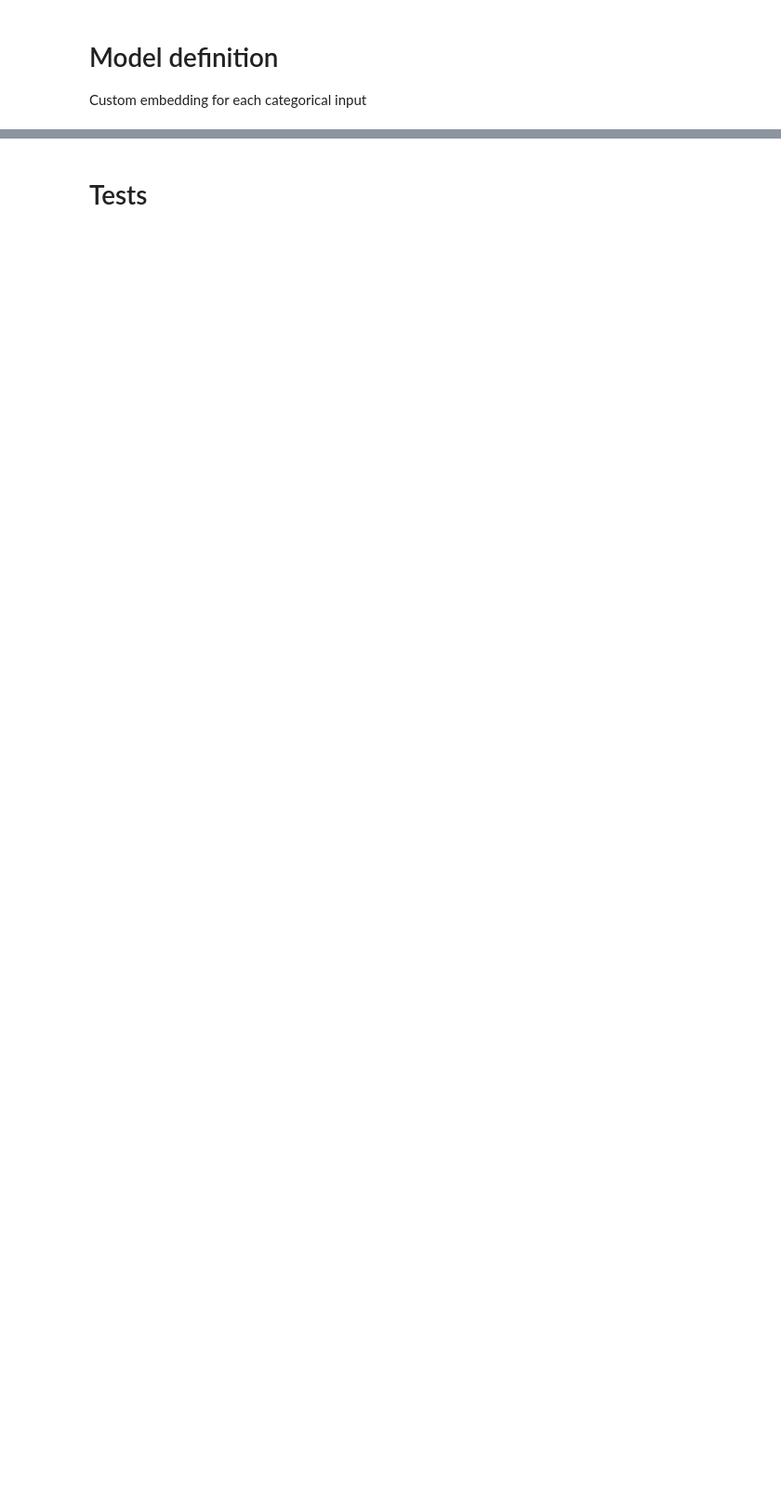
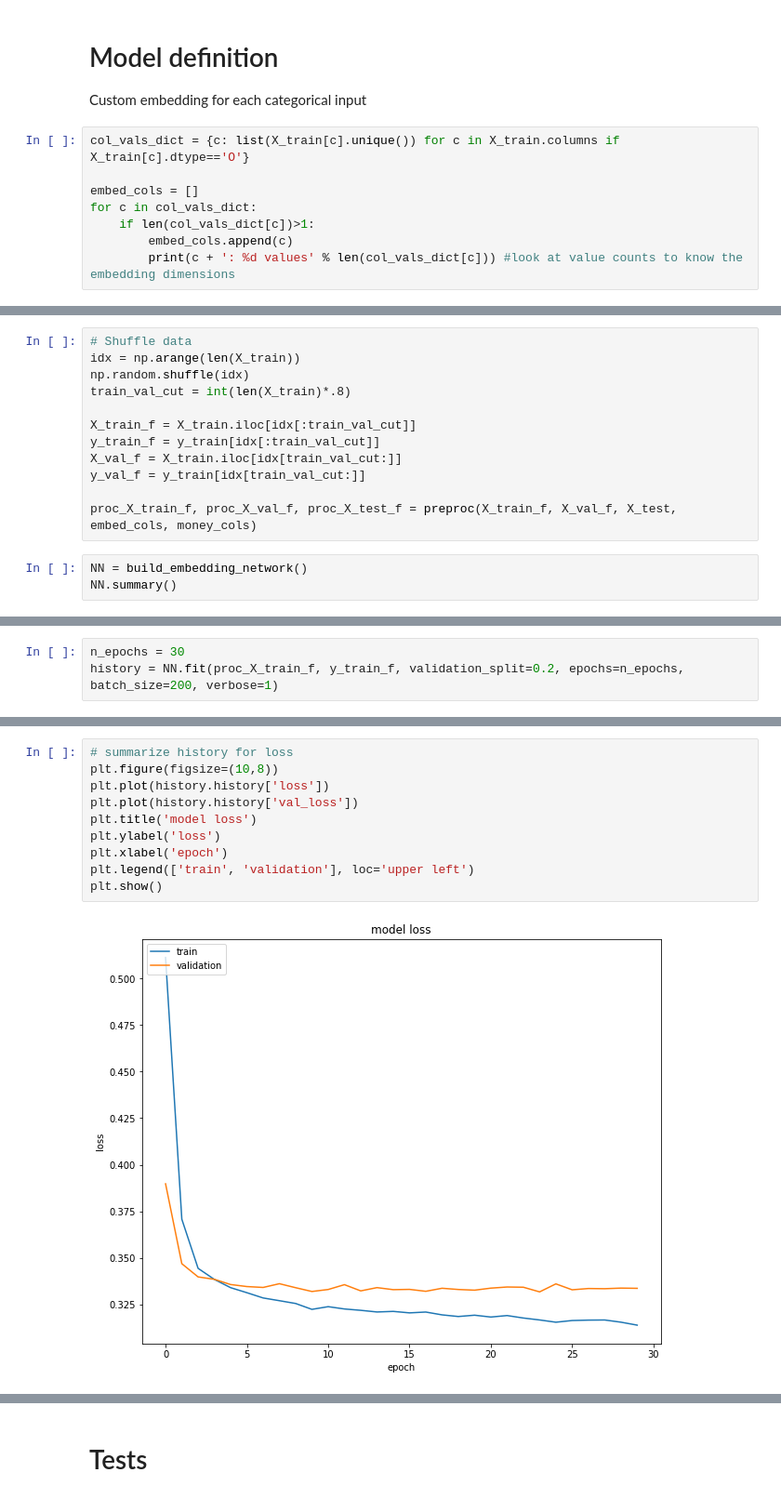
Before and after one commit to jspoelstra/encodings, a Jupyter notebook: CensusModel.ipynb, the cells around one changed output, grey strips where cells are left out. Shown at 93% size. Cells and saved outputs as stored; diff of their text form; blank space fills up the shorter version.

```diff
--- a/CensusModel.ipynb
+++ b/CensusModel.ipynb
@@ -300,3 +326,11 @@ array([0, 0, 0, 0, 0, 0, 0, 1, 1, 1])
 # %% [markdown]
 # Model definition
 Custom embedding for each categorical input
+# %%
+col_vals_dict = {c: list(X_train[c].unique()) for c in X_train.columns if X_train[c].dtype=='O'}
+
+embed_cols = []
+for c in col_vals_dict:
+    if len(col_vals_dict[c])>1:
+        embed_cols.append(c)
+        print(c + ': %d values' % len(col_vals_dict[c])) #look at value counts to know the embedding dimensions
@@ -390,0 +478,15 @@ class multiColumnEncoder():
+# %%
+# Shuffle data
+idx = np.arange(len(X_train))
+np.random.shuffle(idx)
+train_val_cut = int(len(X_train)*.8)
+
+X_train_f = X_train.iloc[idx[:train_val_cut]]
+y_train_f = y_train[idx[:train_val_cut]]
+X_val_f = X_train.iloc[idx[train_val_cut:]]
+y_val_f = y_train[idx[train_val_cut:]]
+
+proc_X_train_f, proc_X_val_f, proc_X_test_f = preproc(X_train_f, X_val_f, X_test, embed_cols, money_cols)
+# %%
+NN = build_embedding_network()
+NN.summary()
@@ -390,0 +511,3 @@ class multiColumnEncoder():
+# %%
+n_epochs = 30
+history = NN.fit(proc_X_train_f, y_train_f, validation_split=0.2, epochs=n_epochs, batch_size=200, verbose=1)
@@ -390,0 +536,12 @@ class multiColumnEncoder():
+# %%
+# summarize history for loss
+plt.figure(figsize=(10,8))
+plt.plot(history.history['loss'])
+plt.plot(history.history['val_loss'])
+plt.title('model loss')
+plt.ylabel('loss')
+plt.xlabel('epoch')
+plt.legend(['train', 'validation'], loc='upper left')
+plt.show()
+# %% [output]
+[figure, added]
```
Also changed, not shown: parts of 23 cells of this notebook.
